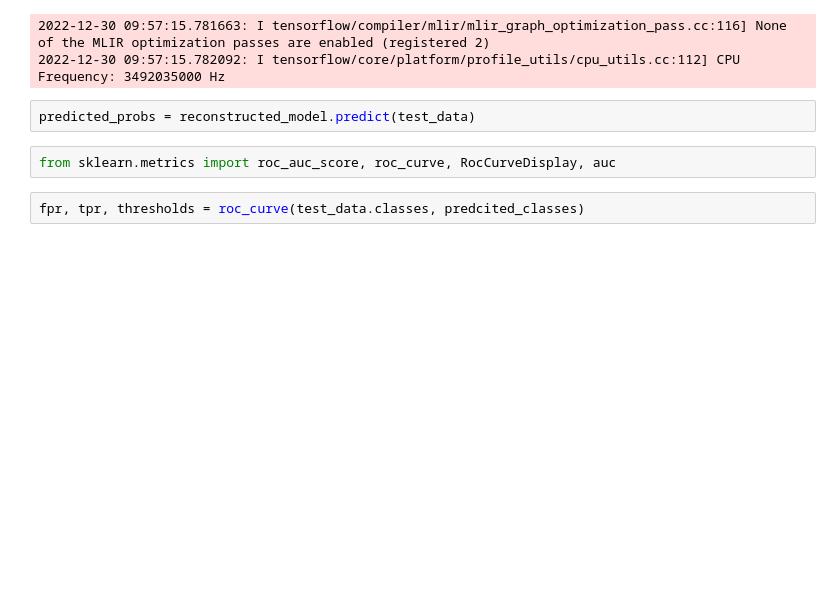
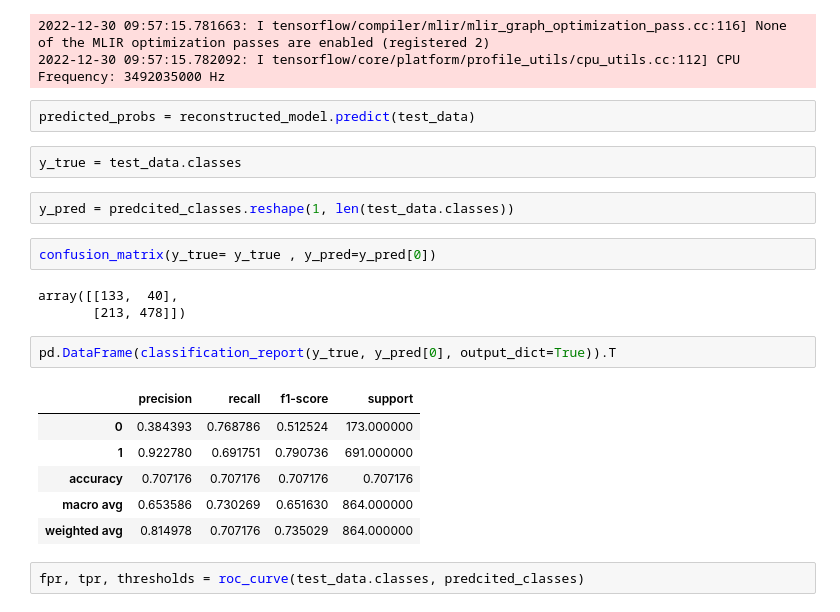
Before and after one commit to chayansraj/Vision-Transformer-Research, a Jupyter notebook: vgg19/VGG19.ipynb, the cells around one changed output. Drawn from its saved outputs; the diff is of its cells as text; blank space fills up the shorter version.

```diff
--- a/vgg19/VGG19.ipynb
+++ b/vgg19/VGG19.ipynb
@@ -182,8 +175,24 @@ predcited_classes = reconstructed_model.predict_classes(test_data)
 2022-12-30 09:57:15.782092: I tensorflow/core/platform/profile_utils/cpu_utils.cc:112] CPU Frequency: 3492035000 Hz
 # %%
 predicted_probs = reconstructed_model.predict(test_data)
-# %%
-from sklearn.metrics import roc_auc_score, roc_curve, RocCurveDisplay, auc
+# %%
+y_true = test_data.classes
+# %%
+y_pred = predcited_classes.reshape(1, len(test_data.classes))
+# %%
+confusion_matrix(y_true= y_true , y_pred=y_pred[0])
+# %% [output]
+array([[133,  40],
+       [213, 478]])
+# %%
+pd.DataFrame(classification_report(y_true, y_pred[0], output_dict=True)).T
+# %% [output]
+|  | precision | recall | f1-score | support |
+| 0 | 0.384393 | 0.768786 | 0.512524 | 173.000000 |
+| 1 | 0.922780 | 0.691751 | 0.790736 | 691.000000 |
+| accuracy | 0.707176 | 0.707176 | 0.707176 | 0.707176 |
+| macro avg | 0.653586 | 0.730269 | 0.651630 | 864.000000 |
+| weighted avg | 0.814978 | 0.707176 | 0.735029 | 864.000000 |
 # %%
 fpr, tpr, thresholds = roc_curve(test_data.classes, predcited_classes)
 # %%
```
Also changed, not shown: parts of 1 cell of this notebook.
